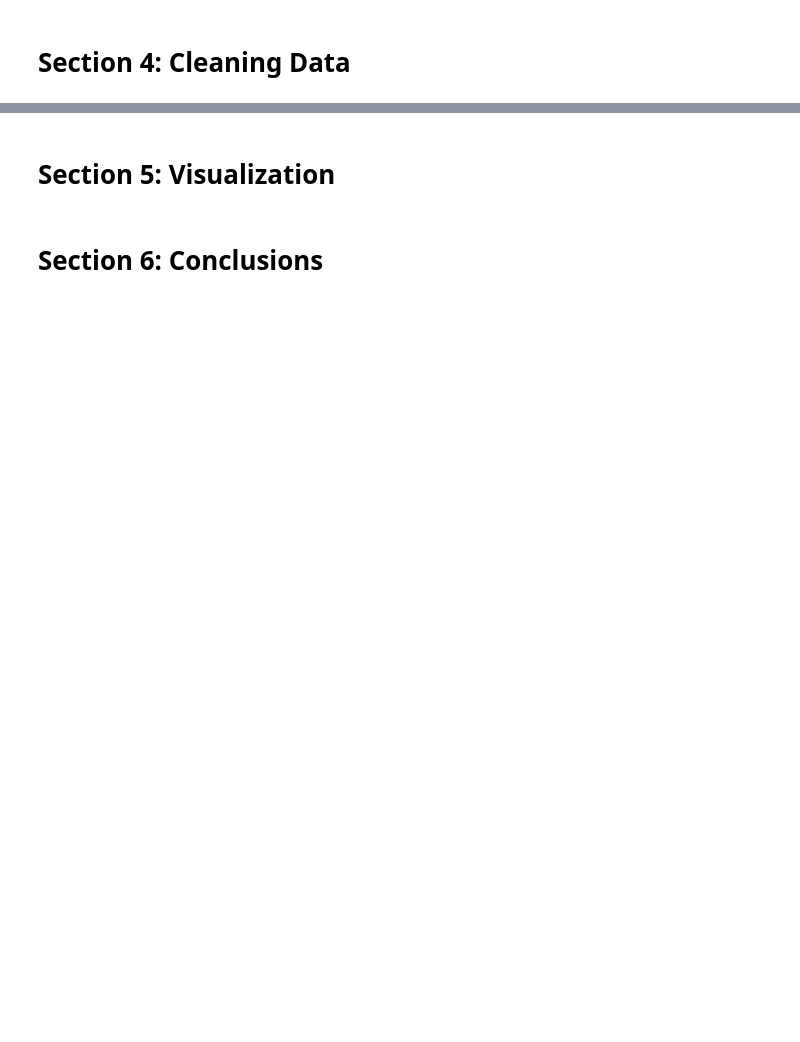
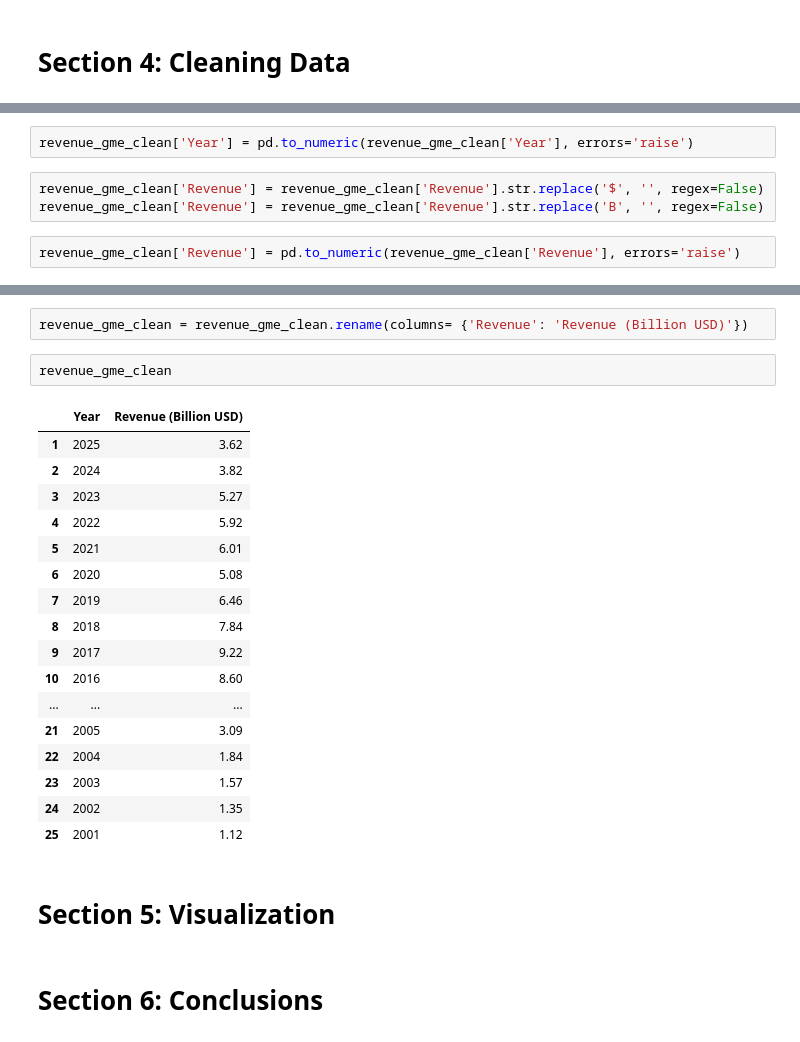
Before and after one commit to eddyzevallos12/Stock-Price-vs-Revenue-Analysis-Tesla-GameStop-, a Jupyter notebook: Stock Price vs Company Fundamentals Analysis.ipynb, the cells around one changed output, grey strips where cells are left out. Drawn from its saved outputs; the diff is of its cells as text; blank space fills up the shorter version.

```diff
--- a/Stock Price vs Company Fundamentals Analysis.ipynb
+++ b/Stock Price vs Company Fundamentals Analysis.ipynb
@@ -165,0 +250,7 @@ revenue_gme
+# %%
+revenue_gme_clean['Year'] = pd.to_numeric(revenue_gme_clean['Year'], errors='raise')
+# %%
+revenue_gme_clean['Revenue'] = revenue_gme_clean['Revenue'].str.replace('$', '', regex=False)
+revenue_gme_clean['Revenue'] = revenue_gme_clean['Revenue'].str.replace('B', '', regex=False)
+# %%
+revenue_gme_clean['Revenue'] = pd.to_numeric(revenue_gme_clean['Revenue'], errors='raise')
@@ -166,3 +269,25 @@ revenue_gme
+# %%
+revenue_gme_clean = revenue_gme_clean.rename(columns= {'Revenue': 'Revenue (Billion USD)'})
+# %%
+revenue_gme_clean
+# %% [output]
+|  | Year | Revenue (Billion USD) |
+| 1 | 2025 | 3.62 |
+| 2 | 2024 | 3.82 |
+| 3 | 2023 | 5.27 |
+| 4 | 2022 | 5.92 |
+| 5 | 2021 | 6.01 |
+| 6 | 2020 | 5.08 |
+| 7 | 2019 | 6.46 |
+| 8 | 2018 | 7.84 |
+| 9 | 2017 | 9.22 |
+| 10 | 2016 | 8.60 |
+| ... | ... | ... |
+| 21 | 2005 | 3.09 |
+| 22 | 2004 | 1.84 |
+| 23 | 2003 | 1.57 |
+| 24 | 2002 | 1.35 |
+| 25 | 2001 | 1.12 |
 # %% [markdown]
 # Section 5: Visualization
 # %% [markdown]
```
Also changed, not shown: parts of 21 cells of this notebook.
